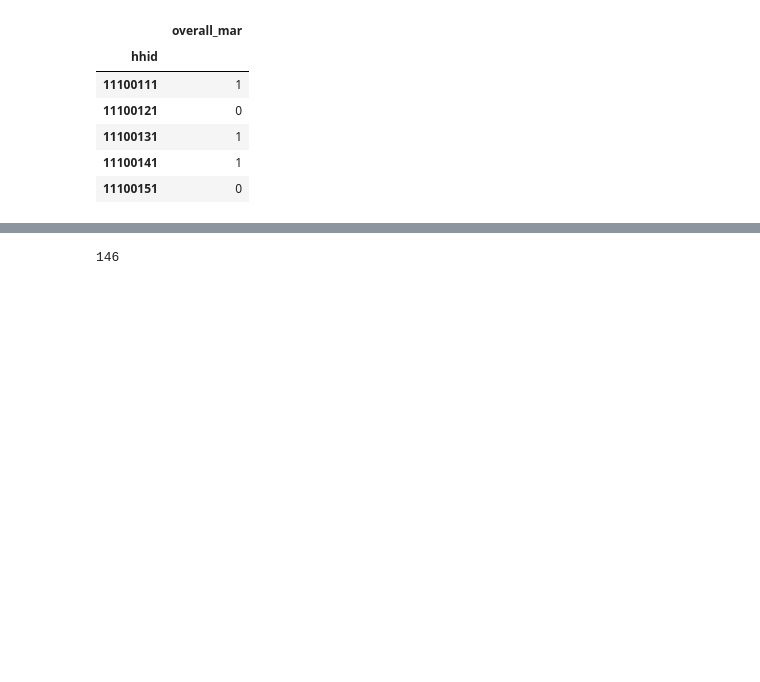
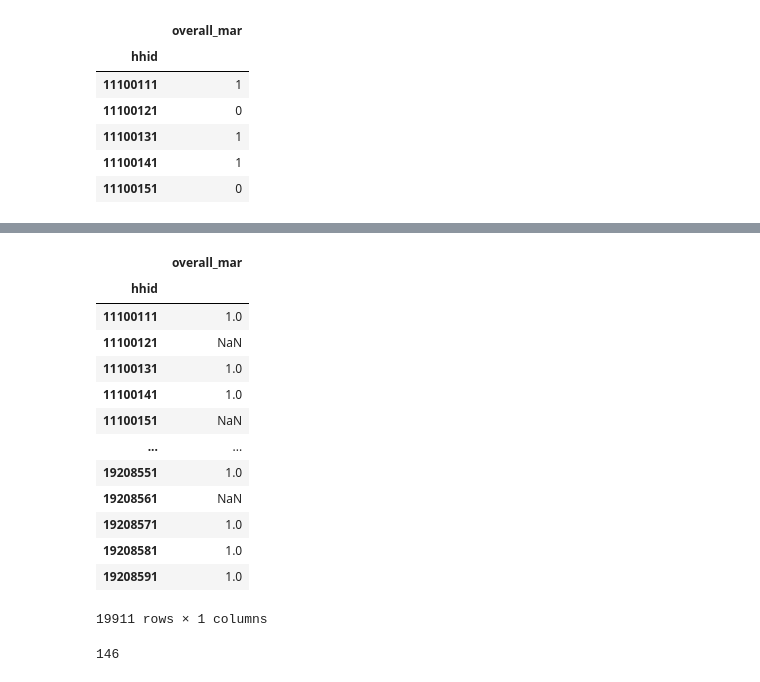
Before and after one commit to langeandreas/mimi-ml, a Jupyter notebook: paper_notebooks/lka_model.ipynb, the cells around one changed output, grey strips where cells are left out. Saved outputs shown, nothing was run; the diff lists cells and outputs as text; code cells hidden in the pictures; blank space fills up the shorter version.

```diff
--- a/paper_notebooks/lka_model.ipynb
+++ b/paper_notebooks/lka_model.ipynb
@@ -34,6 +34,23 @@ data_all.head()
 | 11108851 | 0.0 | 0.0 | 0.0 | 4.0 | 1.0 | 1.0 | 1.0 | 1.0 | ... |
 | 11108861 | 1.0 | 1.0 | 0.0 | 4.0 | 1.0 | 1.0 | 0.0 | 1.0 | ... |
 | 11108871 | 1.0 | 1.0 | 0.0 | 5.0 | 1.0 | 1.0 | 0.0 | 1.0 | ... |
+# %%
+y[y==1]
+# %% [output]
+|  | overall_mar |
+| hhid |  |
+| 11100111 | 1.0 |
+| 11100121 | NaN |
+| 11100131 | 1.0 |
+| 11100141 | 1.0 |
+| 11100151 | NaN |
+| ... | ... |
+| 19208551 | 1.0 |
+| 19208561 | NaN |
+| 19208571 | 1.0 |
+| 19208581 | 1.0 |
+| 19208591 | 1.0 |
+19911 rows × 1 columns
 # %%
 
 resampling_lka = Resampling(
```
Also changed, not shown: parts of 13 cells of this notebook, 31 other files.
